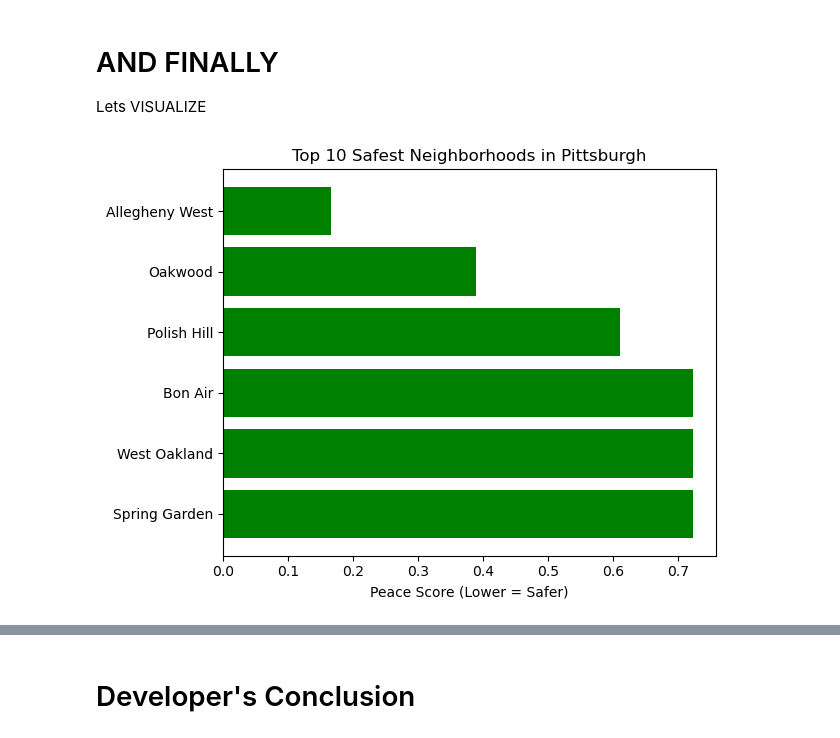
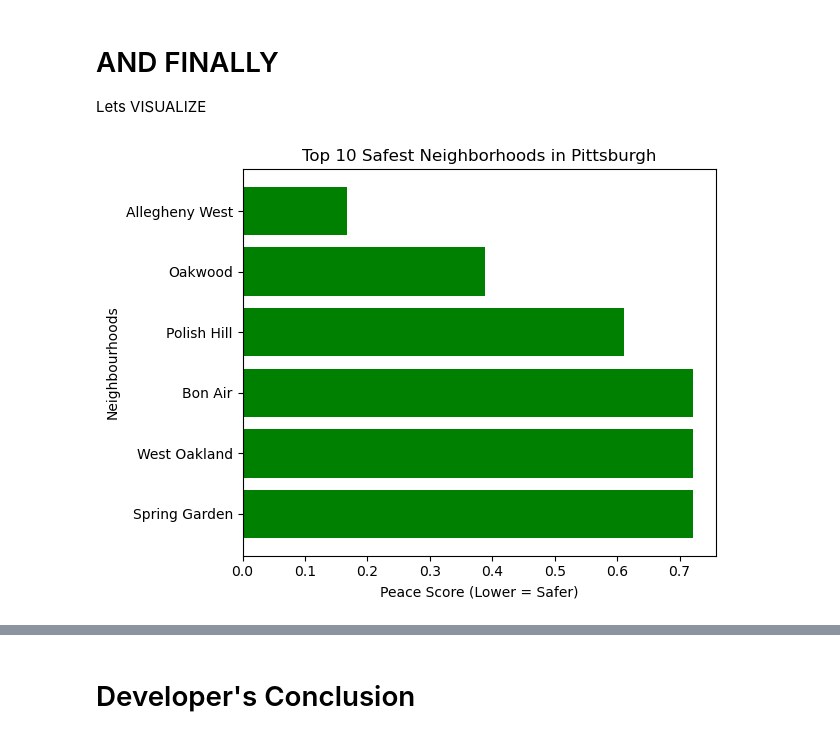
Before and after one commit to ELS522/pitt-best-neighborhood, a Jupyter notebook: final notebooks/final_project.ipynb, the cells around one changed output, grey strips where cells are left out. Saved outputs shown, nothing was run; the diff lists cells and outputs as text; code cells hidden in the pictures.

```diff
--- a/final notebooks/final_project.ipynb
+++ b/final notebooks/final_project.ipynb
@@ -458,10 +477,11 @@ Lets VISUALIZE
 # %%
 plt.barh(top10['Neighborhood'], top10['Peace_Score'], color='green')
 plt.gca().invert_yaxis()
 plt.title('Top 10 Safest Neighborhoods in Pittsburgh')
+plt.ylabel('Neighbourhoods')
 plt.xlabel('Peace Score (Lower = Safer)')
 plt.tight_layout()
 plt.show()
 # %% [output]
-[figure, old version]
+[figure, new version]
 # %% [markdown]
```
Also changed, not shown: parts of 9 cells of this notebook.
